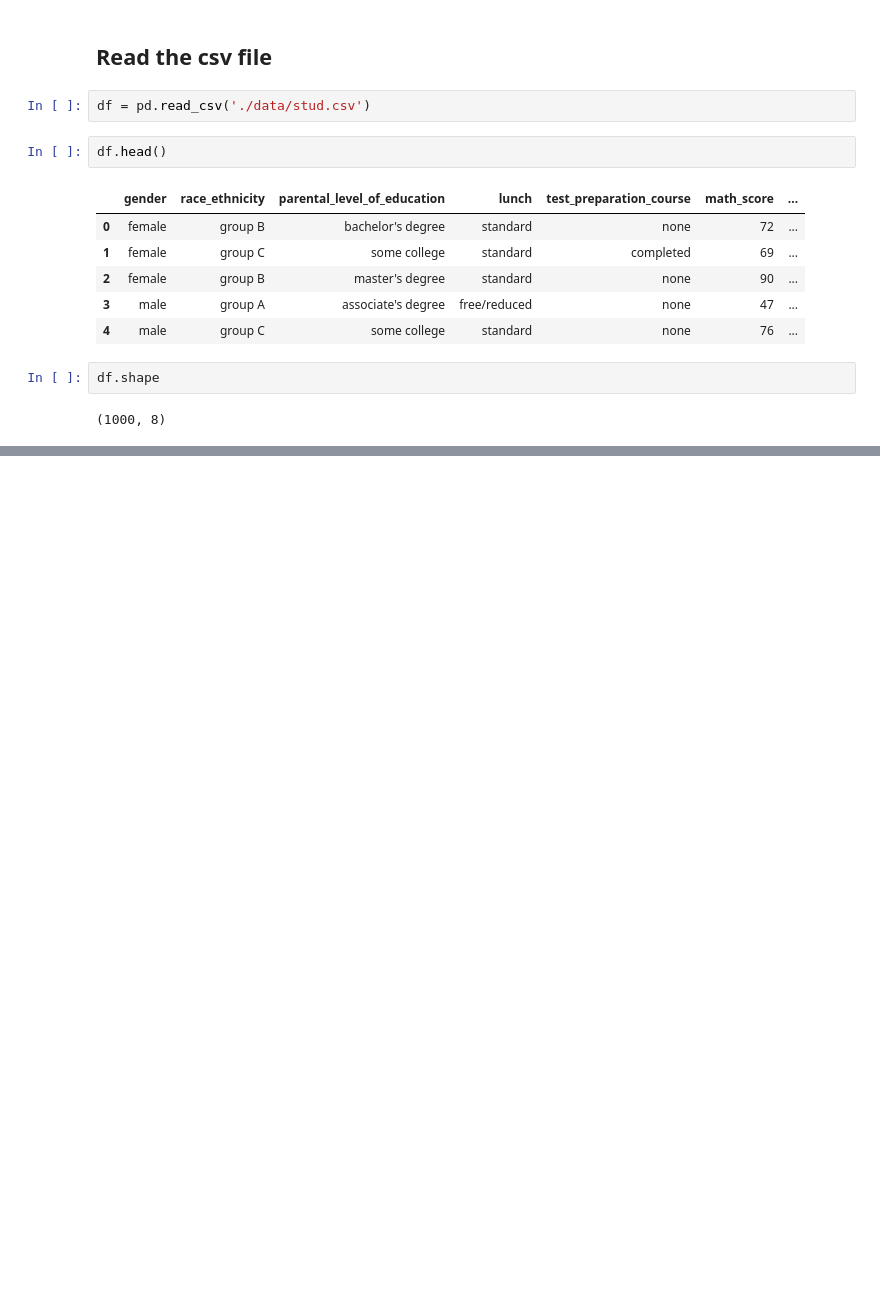
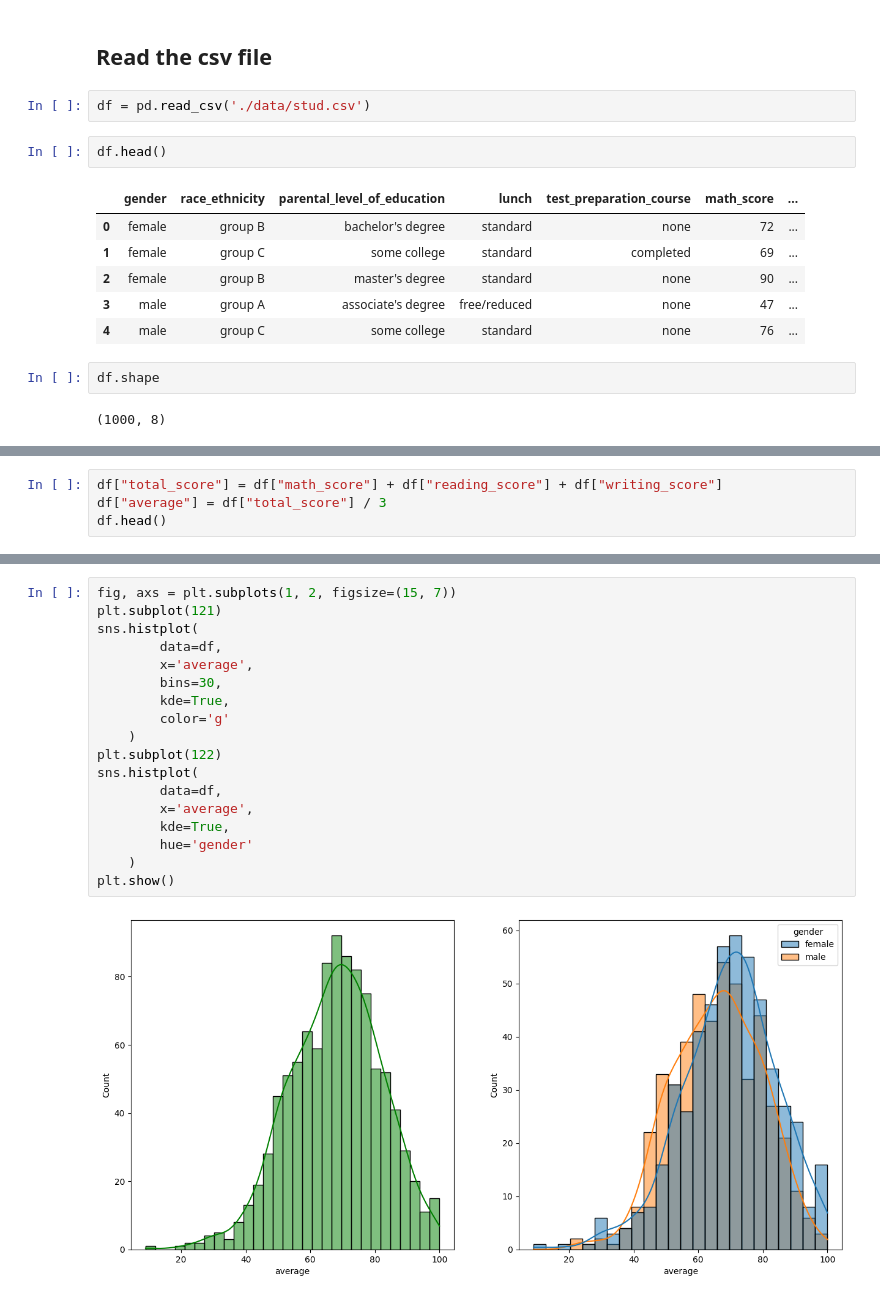
Before and after one commit to SunilBalas/End-To-End-ML-Project, a Jupyter notebook: notebook/1. EDA_STUDENT_PERFORMANCE.ipynb, the cells around one changed output, grey strips where cells are left out. Drawn from its saved outputs; the diff is of its cells as text; blank space fills up the shorter version.

Commit message:
Exploratory Data Analysis in Jupyter Notebook (Notebook Experiment)

```diff
--- a/notebook/1. EDA_STUDENT_PERFORMANCE.ipynb
+++ b/notebook/1. EDA_STUDENT_PERFORMANCE.ipynb
@@ -43,0 +184,4 @@ df.shape
+# %%
+df["total_score"] = df["math_score"] + df["reading_score"] + df["writing_score"]
+df["average"] = df["total_score"] / 3
+df.head()
@@ -43,0 +238,20 @@ df.shape
+# %%
+fig, axs = plt.subplots(1, 2, figsize=(15, 7))
+plt.subplot(121)
+sns.histplot(
+        data=df,
+        x='average',
+        bins=30,
+        kde=True,
+        color='g'
+    )
+plt.subplot(122)
+sns.histplot(
+        data=df,
+        x='average',
+        kde=True,
+        hue='gender'
+    )
+plt.show()
+# %% [output]
+[figure, added]
```
Also changed, not shown: parts of 52 cells of this notebook.
